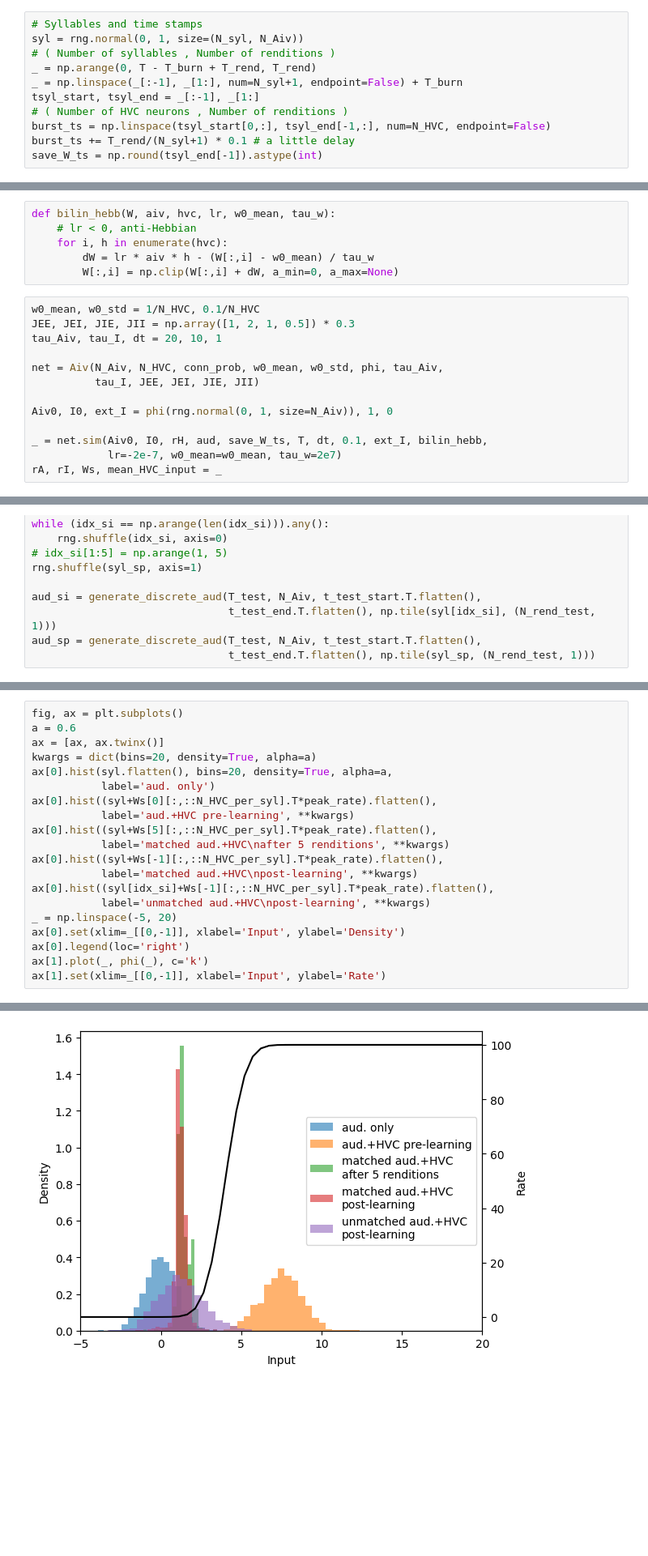
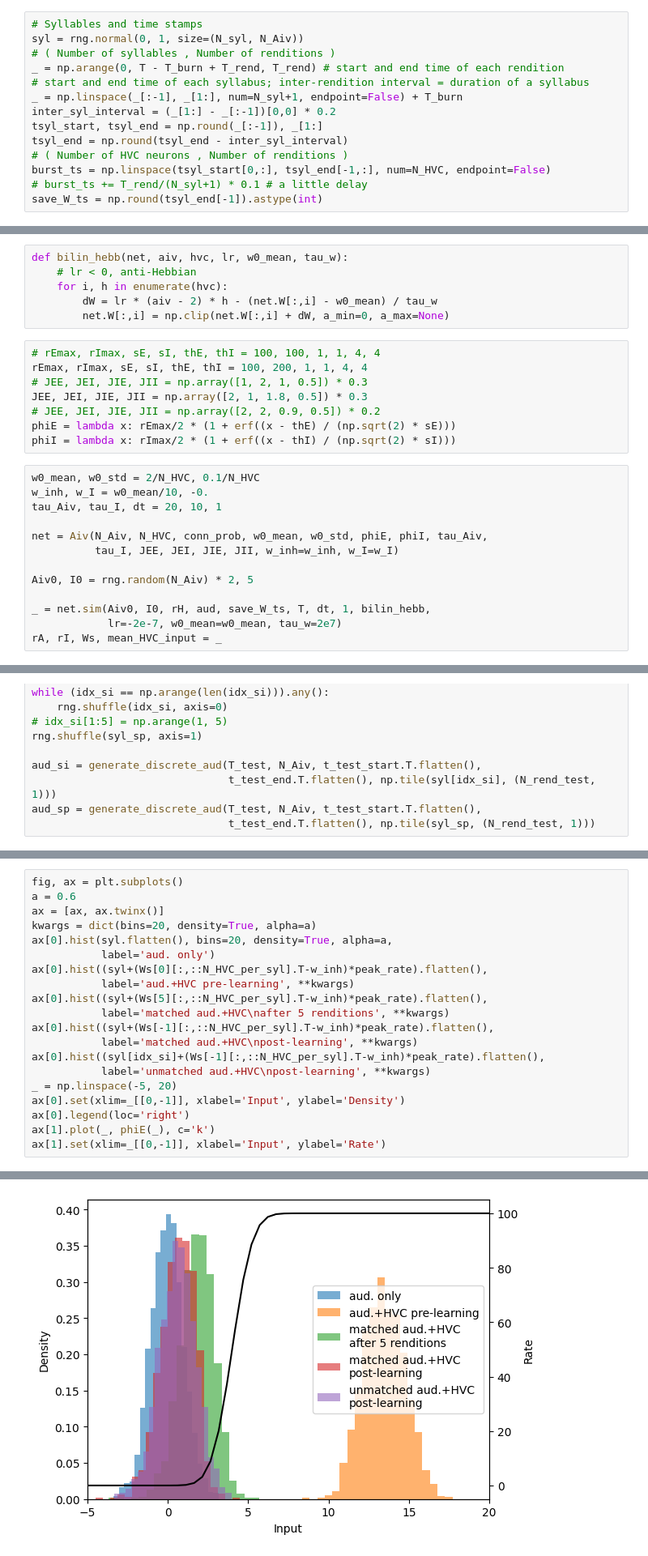
Before and after one commit to gongziyida/vocal-error-network, a Jupyter notebook: rec_wilson_cowan.ipynb, the cells around one changed output, grey strips where cells are left out. Shown at 81% size. Cells and saved outputs as stored; diff of their text form; blank space fills up the shorter version.

```diff
--- a/rec_wilson_cowan.ipynb
+++ b/rec_wilson_cowan.ipynb
@@ -22,12 +22,15 @@ T = T_burn + N_rend * T_rend # Total
 # Syllables and time stamps
 syl = rng.normal(0, 1, size=(N_syl, N_Aiv))
 # ( Number of syllables , Number of renditions )
-_ = np.arange(0, T - T_burn + T_rend, T_rend)
+_ = np.arange(0, T - T_burn + T_rend, T_rend) # start and end time of each rendition
+# start and end time of each syllabus; inter-rendition interval = duration of a syllabus
 _ = np.linspace(_[:-1], _[1:], num=N_syl+1, endpoint=False) + T_burn
-tsyl_start, tsyl_end = _[:-1], _[1:]
+inter_syl_interval = (_[1:] - _[:-1])[0,0] * 0.2
+tsyl_start, tsyl_end = np.round(_[:-1]), _[1:]
+tsyl_end = np.round(tsyl_end - inter_syl_interval)
 # ( Number of HVC neurons , Number of renditions )
 burst_ts = np.linspace(tsyl_start[0,:], tsyl_end[-1,:], num=N_HVC, endpoint=False)
-burst_ts += T_rend/(N_syl+1) * 0.1 # a little delay
+# burst_ts += T_rend/(N_syl+1) * 0.1 # a little delay
 save_W_ts = np.round(tsyl_end[-1]).astype(int)
 # %%
 _ = rng.standard_normal((N_HVC, N_rend)) # Little fluctuation
@@ -50,20 +50,28 @@ phi = lambda x: rmax/2 * (1 + erf((x - th) / (np.sqrt(2) * s)))
 # %%
-def bilin_hebb(W, aiv, hvc, lr, w0_mean, tau_w):
+def bilin_hebb(net, aiv, hvc, lr, w0_mean, tau_w):
     # lr < 0, anti-Hebbian
     for i, h in enumerate(hvc):
-        dW = lr * aiv * h - (W[:,i] - w0_mean) / tau_w
-        W[:,i] = np.clip(W[:,i] + dW, a_min=0, a_max=None)
+        dW = lr * (aiv - 2) * h - (net.W[:,i] - w0_mean) / tau_w
+        net.W[:,i] = np.clip(net.W[:,i] + dW, a_min=0, a_max=None)
+# %%
+# rEmax, rImax, sE, sI, thE, thI = 100, 100, 1, 1, 4, 4
+rEmax, rImax, sE, sI, thE, thI = 100, 200, 1, 1, 4, 4
+# JEE, JEI, JIE, JII = np.array([1, 2, 1, 0.5]) * 0.3
+JEE, JEI, JIE, JII = np.array([2, 1, 1.8, 0.5]) * 0.3
+# JEE, JEI, JIE, JII = np.array([2, 2, 0.9, 0.5]) * 0.2
+phiE = lambda x: rEmax/2 * (1 + erf((x - thE) / (np.sqrt(2) * sE)))
+phiI = lambda x: rImax/2 * (1 + erf((x - thI) / (np.sqrt(2) * sI)))
 # %%
-w0_mean, w0_std = 1/N_HVC, 0.1/N_HVC
-JEE, JEI, JIE, JII = np.array([1, 2, 1, 0.5]) * 0.3
+w0_mean, w0_std = 2/N_HVC, 0.1/N_HVC
+w_inh, w_I = w0_mean/10, -0.
 tau_Aiv, tau_I, dt = 20, 10, 1
 
-net = Aiv(N_Aiv, N_HVC, conn_prob, w0_mean, w0_std, phi, tau_Aiv,
-          tau_I, JEE, JEI, JIE, JII)
+net = Aiv(N_Aiv, N_HVC, conn_prob, w0_mean, w0_std, phiE, phiI, tau_Aiv,
+          tau_I, JEE, JEI, JIE, JII, w_inh=w_inh, w_I=w_I)
 
-Aiv0, I0, ext_I = phi(rng.normal(0, 1, size=N_Aiv)), 1, 0
+Aiv0, I0 = rng.random(N_Aiv) * 2, 5
 
-_ = net.sim(Aiv0, I0, rH, aud, save_W_ts, T, dt, 0.1, ext_I, bilin_hebb,
+_ = net.sim(Aiv0, I0, rH, aud, save_W_ts, T, dt, 1, bilin_hebb,
             lr=-2e-7, w0_mean=w0_mean, tau_w=2e7)
 rA, rI, Ws, mean_HVC_input = _
 # %%
@@ -175,26 +195,26 @@ fig.tight_layout()
 # %%
 fig, ax = plt.subplots()
 a = 0.6
 ax = [ax, ax.twinx()]
 kwargs = dict(bins=20, density=True, alpha=a)
 ax[0].hist(syl.flatten(), bins=20, density=True, alpha=a,
            label='aud. only')
-ax[0].hist((syl+Ws[0][:,::N_HVC_per_syl].T*peak_rate).flatten(),
+ax[0].hist((syl+(Ws[0][:,::N_HVC_per_syl].T-w_inh)*peak_rate).flatten(),
            label='aud.+HVC pre-learning', **kwargs)
-ax[0].hist((syl+Ws[5][:,::N_HVC_per_syl].T*peak_rate).flatten(),
+ax[0].hist((syl+(Ws[5][:,::N_HVC_per_syl].T-w_inh)*peak_rate).flatten(),
            label='matched aud.+HVC\nafter 5 renditions', **kwargs)
-ax[0].hist((syl+Ws[-1][:,::N_HVC_per_syl].T*peak_rate).flatten(),
+ax[0].hist((syl+(Ws[-1][:,::N_HVC_per_syl].T-w_inh)*peak_rate).flatten(),
            label='matched aud.+HVC\npost-learning', **kwargs)
-ax[0].hist((syl[idx_si]+Ws[-1][:,::N_HVC_per_syl].T*peak_rate).flatten(),
+ax[0].hist((syl[idx_si]+(Ws[-1][:,::N_HVC_per_syl].T-w_inh)*peak_rate).flatten(),
            label='unmatched aud.+HVC\npost-learning', **kwargs)
 _ = np.linspace(-5, 20)
 ax[0].set(xlim=_[[0,-1]], xlabel='Input', ylabel='Density')
 ax[0].legend(loc='right')
-ax[1].plot(_, phi(_), c='k')
+ax[1].plot(_, phiE(_), c='k')
 ax[1].set(xlim=_[[0,-1]], xlabel='Input', ylabel='Rate')
 # %% [output]
 [(-5.0, 20.0), Text(0.5, 0, 'Input'), Text(0, 0.5, 'Rate')]
-[figure, old version]
+[figure, new version]
 # %% [markdown]
 ### Mismatch with perturbed patterns
 # %%
```
Also changed, not shown: parts of 23 cells of this notebook, 2 other files.
